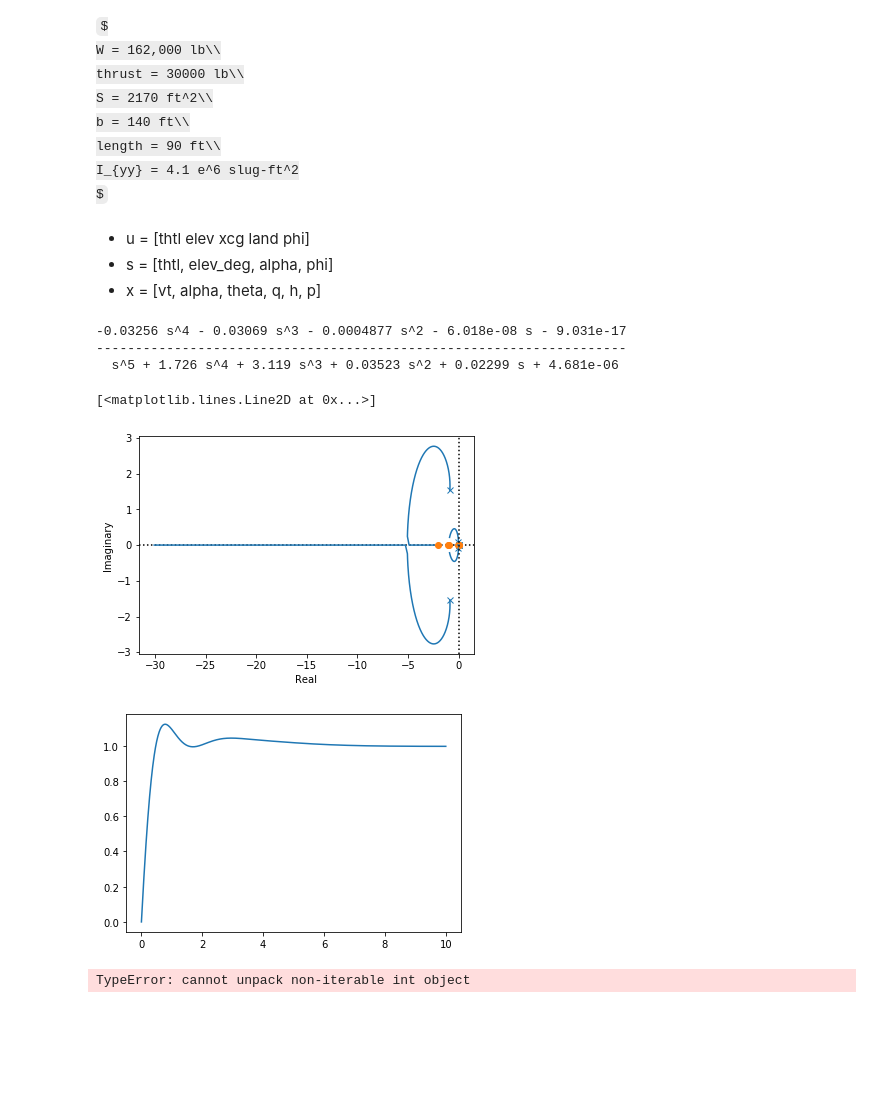
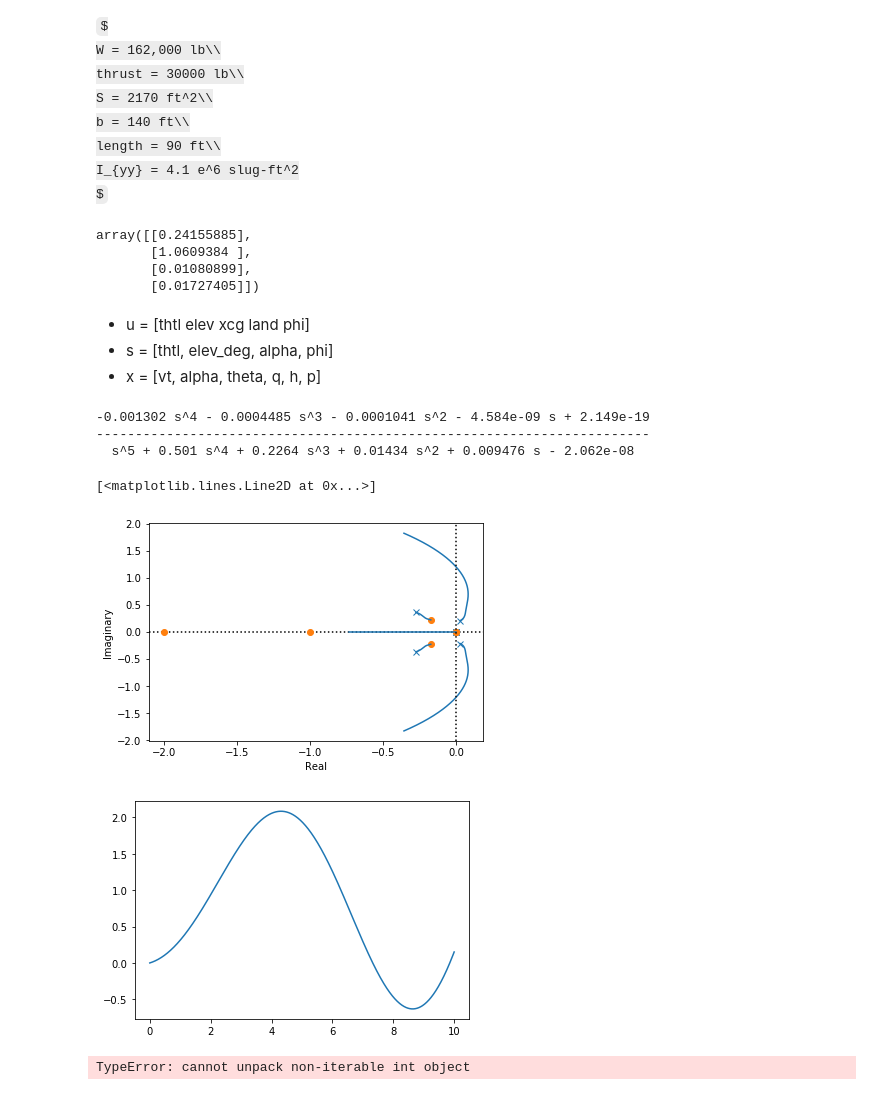
Before and after one commit to jgoppert/aae497-f19, a Jupyter notebook: homework/hw2_zhanpeng_yang.ipynb, the cells around one changed output. Drawn from its saved outputs; the diff is of its cells as text; code cells hidden in the pictures; some formulas as TeX source; blank space fills up the shorter version.

```diff
--- a/homework/hw2_zhanpeng_yang.ipynb
+++ b/homework/hw2_zhanpeng_yang.ipynb
@@ -159,8 +159,16 @@ def trim(vt, h, gamma):
     # u = [thtl elev xcg land phi]
 
     s0 = [0.293, 2.46, np.deg2rad(0.58), 0]
+    s0 = [0,0,0,0]
     res = S(x0=s0)
     return np.array(res['x'])
+# %%
+trim(500,10000,0)
+# %% [output]
+array([[0.24155885],
+       [1.0609384 ],
+       [0.01080899],
+       [0.01727405]])
 # %% [markdown]
 * u = [thtl elev xcg land phi]
 * s = [thtl, elev_deg, alpha, phi]
@@ -168,37 +176,37 @@ def trim(vt, h, gamma):
 # %%
 x = ca.SX.sym('x',6)
 u = ca.SX.sym('u',5)
 y = x
 f_eom = ca.Function('eom',[x,u],[eom(x,u)],['x','u'],['x_dot'])
 A = ca.jacobian(f_eom(x,u),x)
 B = ca.jacobian(f_eom(x,u),u)
 C = ca.jacobian(y,x)
 D = ca.jacobian(y,u)
 
 f_ss = ca.Function('f_ss',[x,u],[A,B,C,D],['x','u'],['A','B','C','D'])
-vt = 500
+vt = 100
 h = 10000
 gamma = 0
-s = trim(vt, h, gamma)
-x0,u0 = constraint(s,vt,h,gamma)
+svec = trim(vt, h, gamma)
+x0,u0 = constraint(svec,vt,h,gamma)
 
 sys = control.ss(*f_ss(np.array(x0),np.array(u0)))
 G_elev = control.ss2tf(sys[3,1])
 print(G_elev)
 s = control.tf([1,0],[0,1])
 H = -100*(s+1)*(s+2)/s**2
 control.rlocus(H*G_elev,kvect=np.linspace(0,10,1000));
-Gc = control.feedback(H*G,1)
+Gc = control.feedback(H*G_elev,1)
 t,y = control.step_response(Gc,T=np.linspace(0,10,1000));
 plt.figure()
 plt.plot(t,y)
 # %% [output]
--0.03256 s^4 - 0.03069 s^3 - 0.0004877 s^2 - 6.018e-08 s - 9.031e-17
---------------------------------------------------------------------
-  s^5 + 1.726 s^4 + 3.119 s^3 + 0.03523 s^2 + 0.02299 s + 4.681e-06
+-0.001302 s^4 - 0.0004485 s^3 - 0.0001041 s^2 - 4.584e-09 s + 2.149e-19
+-----------------------------------------------------------------------
+  s^5 + 0.501 s^4 + 0.2264 s^3 + 0.01434 s^2 + 0.009476 s - 2.062e-08
 [<matplotlib.lines.Line2D at 0x...>]
-[figure, old version]
+[figure, new version]
-[figure, old version]
+[figure, new version]
 # %%
 tf = 3000/2
 res = scipy.integrate.solve_ivp(
```
Also changed, not shown: 1 other file.
